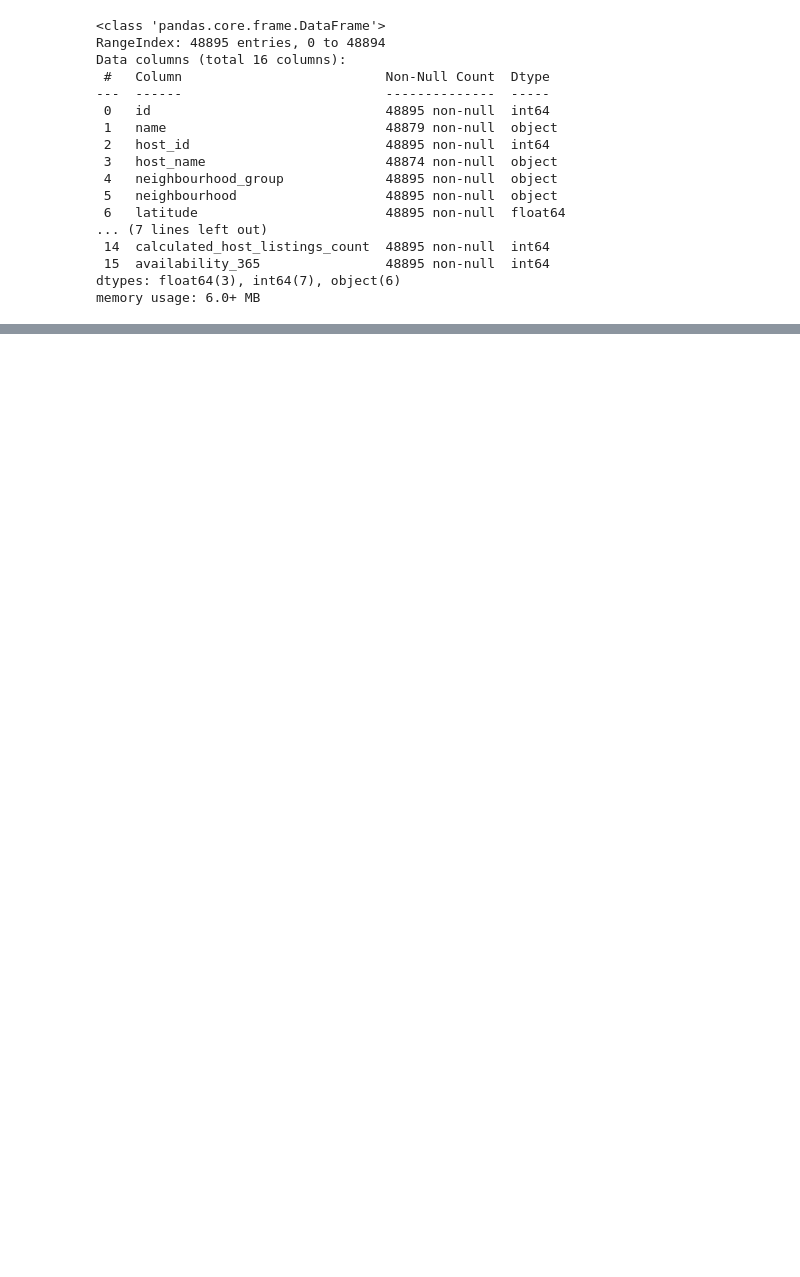
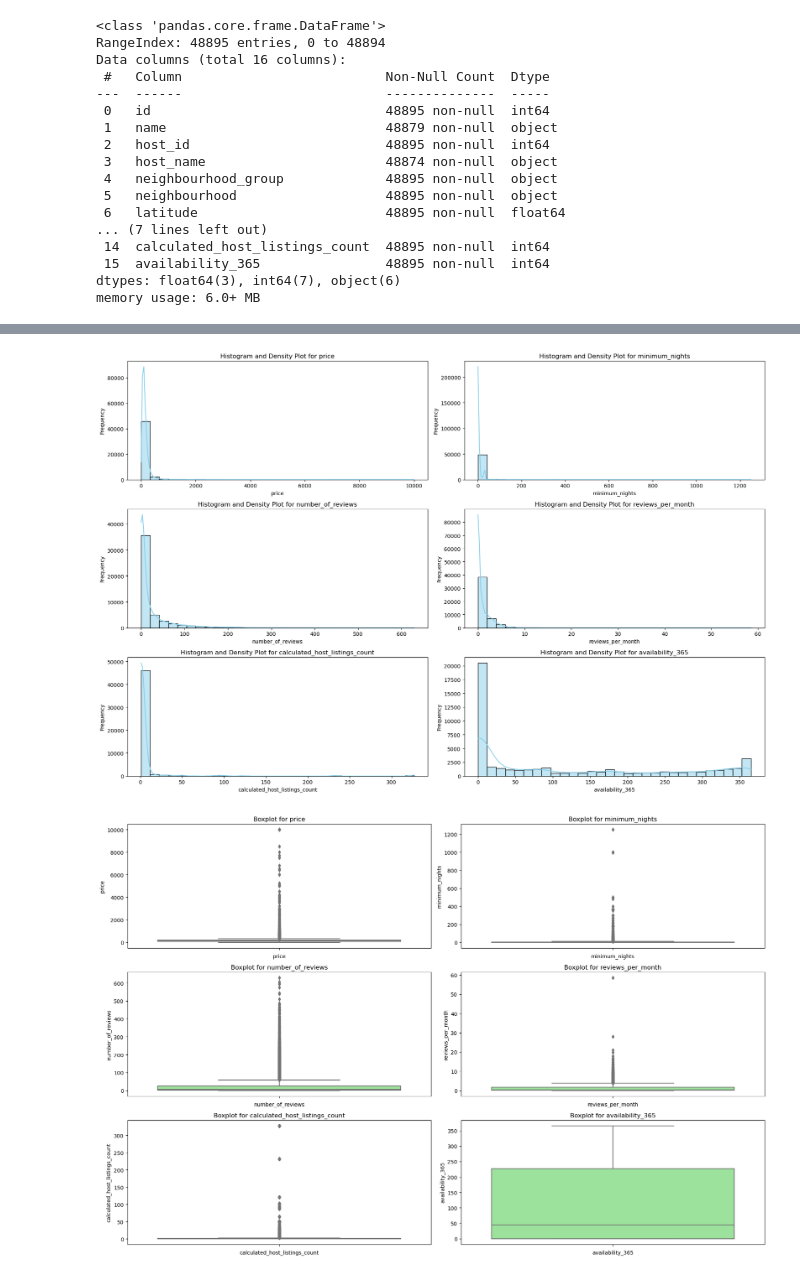
Before and after one commit to Ngugi-Joy-Grace/airbnb-business-analysis, a Jupyter notebook: analysis.ipynb, the cells around one changed output, grey strips where cells are left out. Drawn from its saved outputs; the diff is of its cells as text; code cells hidden in the pictures; blank space fills up the shorter version.

```diff
--- a/analysis.ipynb
+++ b/analysis.ipynb
@@ -96,0 +132,3 @@ data.head(50)
+# %%
+data.fillna({'reviews_per_month':0}, inplace=True)
+data.reviews_per_month.isnull().sum()
@@ -96,0 +137,3 @@ data.head(50)
+# %%
+data.fillna({'name':'None'}, inplace=True)
+data.name.isnull().sum()
@@ -96,0 +156,4 @@ data.head(50)
+# %%
+features = data[['price', 'minimum_nights', 'number_of_reviews',
+            'reviews_per_month', 'calculated_host_listings_count', 'availability_365']]
+show(features)
@@ -96,0 +163,34 @@ data.head(50)
+# %%
+# Set up the matplotlib figure
+plt.figure(figsize=(18, 12))
+
+for i, feature in enumerate(features, 1):
+    # Create a subplot for each feature
+    plt.subplot(3, 2, i)
+
+    # Generate both histogram and density plot for each feature
+    sns.histplot(data[feature], kde=True, bins=30, color='skyblue')
+    plt.title(f'Histogram and Density Plot for {feature}')
+    plt.xlabel(feature)
+    plt.ylabel('Frequency')
+
+plt.tight_layout()
+plt.show()
+
+# Now, plotting boxplots for each feature to investigate outliers
+plt.figure(figsize=(18, 12))
+
+for i, feature in enumerate(features, 1):
+    # Create a subplot for each feature
+    plt.subplot(3, 2, i)
+
+    # Generate boxplot for each feature
+    sns.boxplot(y=data[feature], color='lightgreen')
+    plt.title(f'Boxplot for {feature}')
+    plt.xlabel(feature)
+
+plt.tight_layout()
+plt.show()
+# %% [output]
+[figure, added]
+[figure, added]
```
Also changed, not shown: parts of 50 cells of this notebook, 5 other files.
